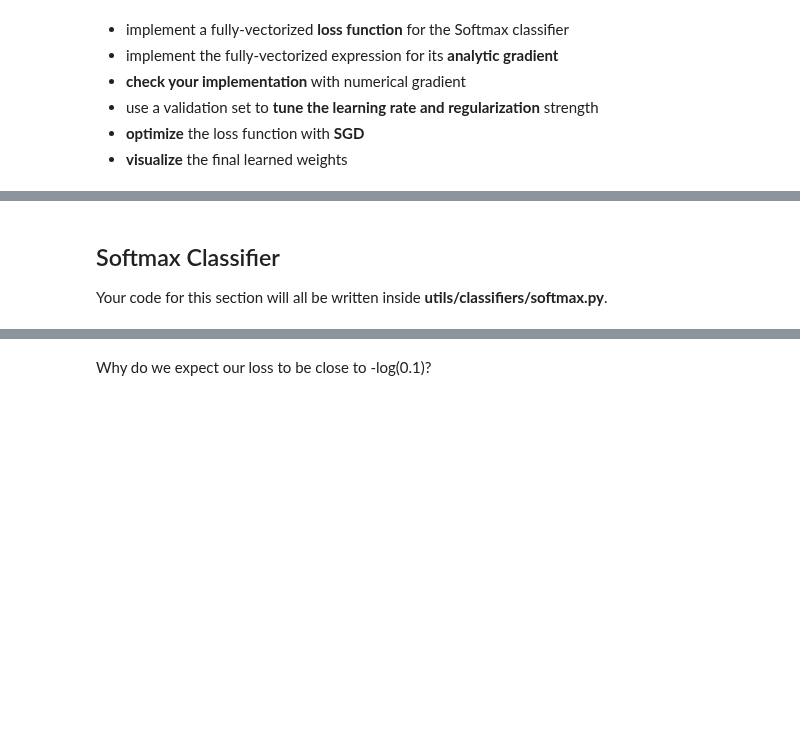
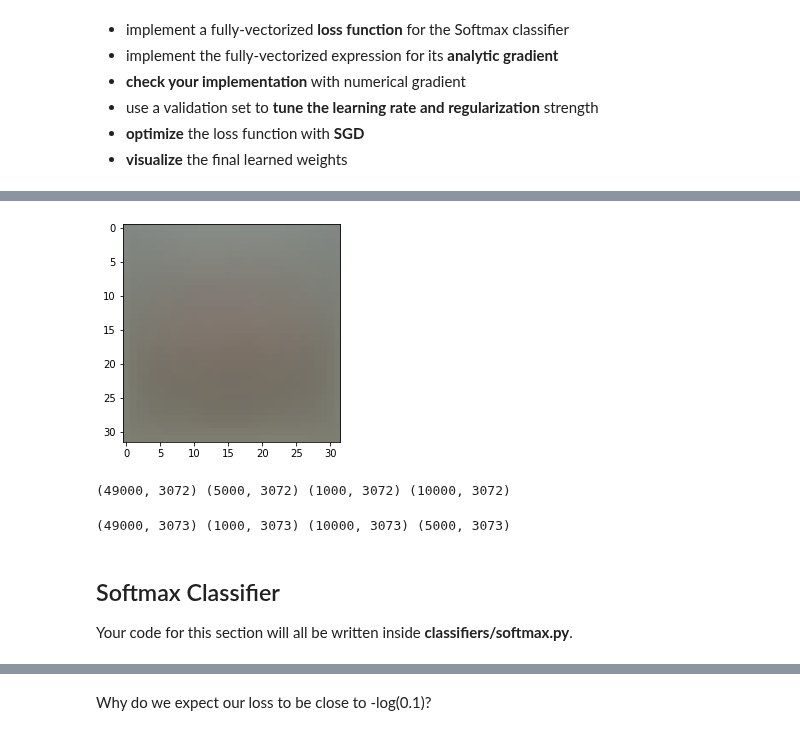
Before and after one commit to pedro-abundio-wang/computer-vision, a Jupyter notebook: notebooks/convolutional-neural-networks-for-visual-recognition/01_image_classification/04_softmax.ipynb, the cells around one changed output, grey strips where cells are left out. Drawn from its saved outputs; the diff is of its cells as text; code cells hidden in the pictures; blank space fills up the shorter version.

```diff
--- a/notebooks/convolutional-neural-networks-for-visual-recognition/01_image_classification/04_softmax.ipynb
+++ b/notebooks/convolutional-neural-networks-for-visual-recognition/01_image_classification/04_softmax.ipynb
@@ -99,0 +74,9 @@ dev labels shape:  (500,)
+# %%
+# Preprocessing: subtract the mean image
+# first: compute the image mean based on the training data
+mean_image = np.mean(X_train, axis=0)
+plt.figure(figsize=(4,4))
+plt.imshow(mean_image.reshape((32,32,3)).astype('uint8')) # visualize the mean image
+plt.show()
+# %% [output]
+[figure, added]
@@ -100,6 +89,26 @@ dev labels shape:  (500,)
+# %%
+# Reshape the image data into rows
+X_train = np.reshape(X_train, (X_train.shape[0], -1))
+X_dev = np.reshape(X_dev, (X_dev.shape[0], -1))
+X_val = np.reshape(X_val, (X_val.shape[0], -1))
+X_test = np.reshape(X_test, (X_test.shape[0], -1))
+print(X_train.shape, X_dev.shape, X_val.shape, X_test.shape)
+# %% [output]
+(49000, 3072) (5000, 3072) (1000, 3072) (10000, 3072)
+# %%
+# append the bias dimension of ones (i.e. bias trick) so that our SVM
+# only has to worry about optimizing a single weight matrix W.
+X_train = np.hstack([X_train, np.ones((X_train.shape[0], 1))])
+X_val = np.hstack([X_val, np.ones((X_val.shape[0], 1))])
+X_test = np.hstack([X_test, np.ones((X_test.shape[0], 1))])
+X_dev = np.hstack([X_dev, np.ones((X_dev.shape[0], 1))])
+
+print(X_train.shape, X_val.shape, X_test.shape, X_dev.shape)
+# %% [output]
+(49000, 3073) (1000, 3073) (10000, 3073) (5000, 3073)
 # %% [markdown]
 ## Softmax Classifier
 
-Your code for this section will all be written inside **utils/classifiers/softmax.py**.
+Your code for this section will all be written inside **classifiers/softmax.py**.
 # %%
 # First implement the naive softmax loss function with nested loops.
```
Also changed, not shown: parts of 14 cells of this notebook, 6 other files.
